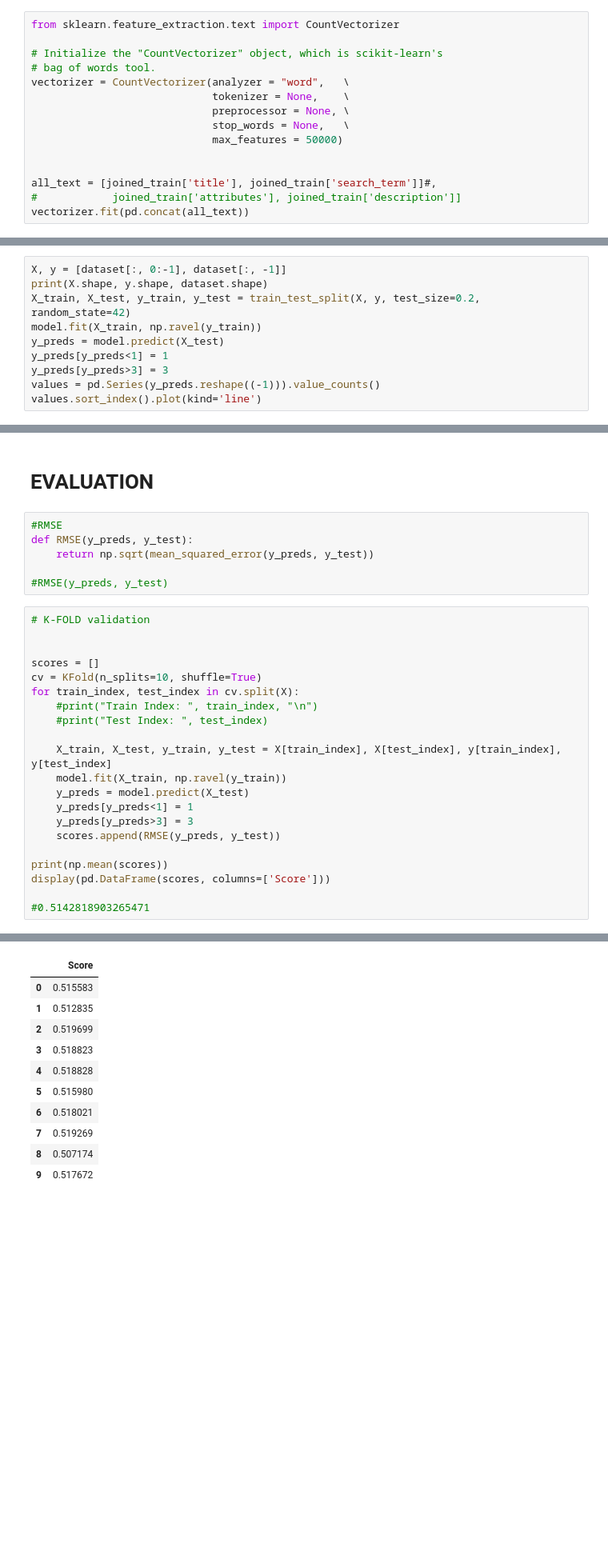
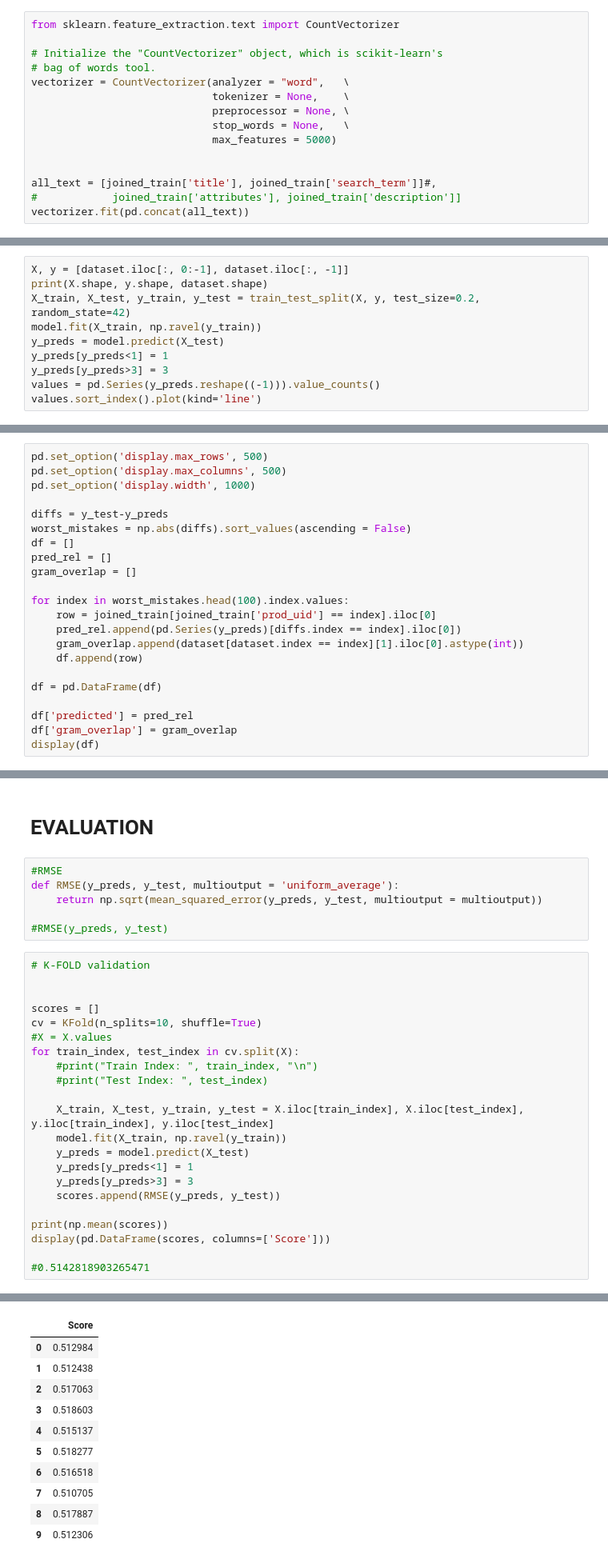
Before and after one commit to zeyger/home-depot, a Jupyter notebook: notebooks/home-depot.ipynb, the cells around one changed output, grey strips where cells are left out. Shown at 80% size. Cells and saved outputs as stored; diff of their text form; blank space fills up the shorter version.

Commit message:
implement error analysis

```diff
--- a/notebooks/home-depot.ipynb
+++ b/notebooks/home-depot.ipynb
@@ -906,7 +920,7 @@ vectorizer = CountVectorizer(analyzer = "word",   \
                              tokenizer = None,    \
                              preprocessor = None, \
                              stop_words = None,   \
-                             max_features = 50000)
+                             max_features = 5000)
 
 
 all_text = [joined_train['title'], joined_train['search_term']]#,
@@ -969,5 +1002,5 @@ model = LinearRegression()
 # %%
-X, y = [dataset[:, 0:-1], dataset[:, -1]]
+X, y = [dataset.iloc[:, 0:-1], dataset.iloc[:, -1]]
 print(X.shape, y.shape, dataset.shape)
 X_train, X_test, y_train, y_test = train_test_split(X, y, test_size=0.2, random_state=42)
 model.fit(X_train, np.ravel(y_train))
@@ -982,0 +1018,22 @@ values.sort_index().plot(kind='line')
+# %%
+pd.set_option('display.max_rows', 500)
+pd.set_option('display.max_columns', 500)
+pd.set_option('display.width', 1000)
+
+diffs = y_test-y_preds
+worst_mistakes = np.abs(diffs).sort_values(ascending = False)
+df = []
+pred_rel = []
+gram_overlap = []
+
+for index in worst_mistakes.head(100).index.values:
+    row = joined_train[joined_train['prod_uid'] == index].iloc[0]
+    pred_rel.append(pd.Series(y_preds)[diffs.index == index].iloc[0])
+    gram_overlap.append(dataset[dataset.index == index][1].iloc[0].astype(int))
+    df.append(row)
+
+df = pd.DataFrame(df)
+
+df['predicted'] = pred_rel
+df['gram_overlap'] = gram_overlap
+display(df)
@@ -984,8 +1059,8 @@ values.sort_index().plot(kind='line')
 # EVALUATION
 # %%
 #RMSE
-def RMSE(y_preds, y_test):
-    return np.sqrt(mean_squared_error(y_preds, y_test))
+def RMSE(y_preds, y_test, multioutput = 'uniform_average'):
+    return np.sqrt(mean_squared_error(y_preds, y_test, multioutput = multioutput))
 
 #RMSE(y_preds, y_test)
 # %%
@@ -994,11 +1069,12 @@ def RMSE(y_preds, y_test):
 
 scores = []
 cv = KFold(n_splits=10, shuffle=True)
+#X = X.values
 for train_index, test_index in cv.split(X):
     #print("Train Index: ", train_index, "\n")
     #print("Test Index: ", test_index)
 
-    X_train, X_test, y_train, y_test = X[train_index], X[test_index], y[train_index], y[test_index]
+    X_train, X_test, y_train, y_test = X.iloc[train_index], X.iloc[test_index], y.iloc[train_index], y.iloc[test_index]
     model.fit(X_train, np.ravel(y_train))
     y_preds = model.predict(X_test)
     y_preds[y_preds<1] = 1
@@ -1014,11 +1090,11 @@ display(pd.DataFrame(scores, columns=['Score']))
 |  | Score |
-| 0 | 0.515583 |
-| 1 | 0.512835 |
-| 2 | 0.519699 |
-| 3 | 0.518823 |
-| 4 | 0.518828 |
-| 5 | 0.515980 |
-| 6 | 0.518021 |
-| 7 | 0.519269 |
-| 8 | 0.507174 |
-| 9 | 0.517672 |
+| 0 | 0.512984 |
+| 1 | 0.512438 |
+| 2 | 0.517063 |
+| 3 | 0.518603 |
+| 4 | 0.515137 |
+| 5 | 0.518277 |
+| 6 | 0.516518 |
+| 7 | 0.510705 |
+| 8 | 0.517887 |
+| 9 | 0.512306 |
```
Also changed, not shown: parts of 18 cells of this notebook.
